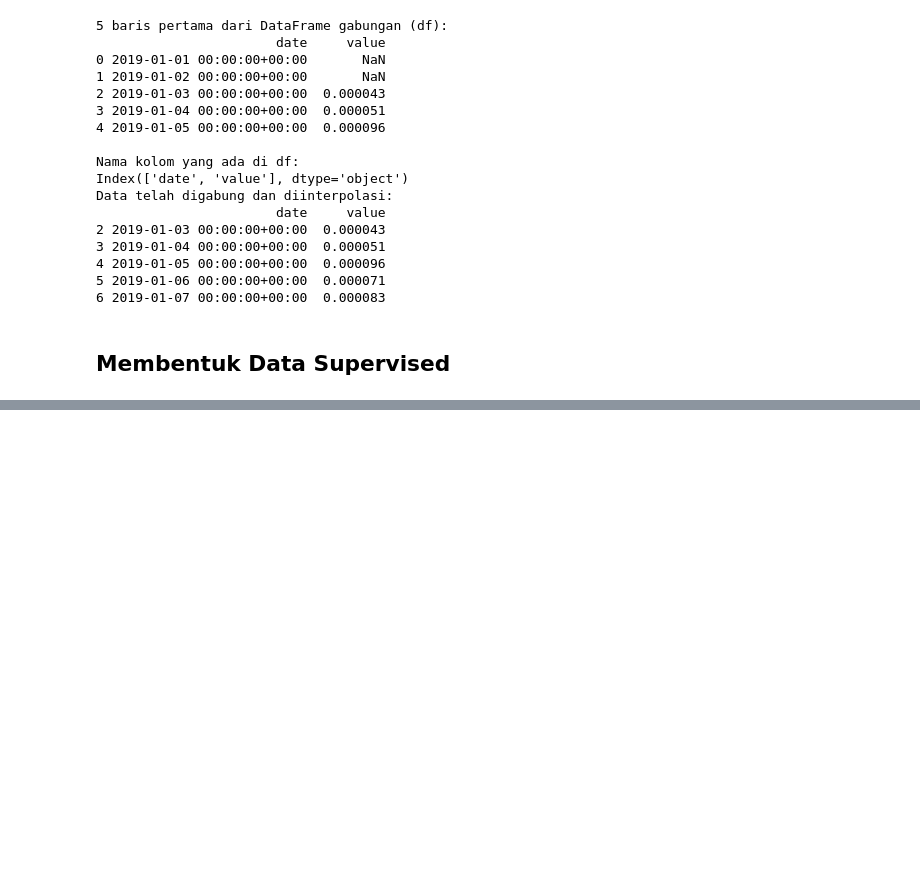
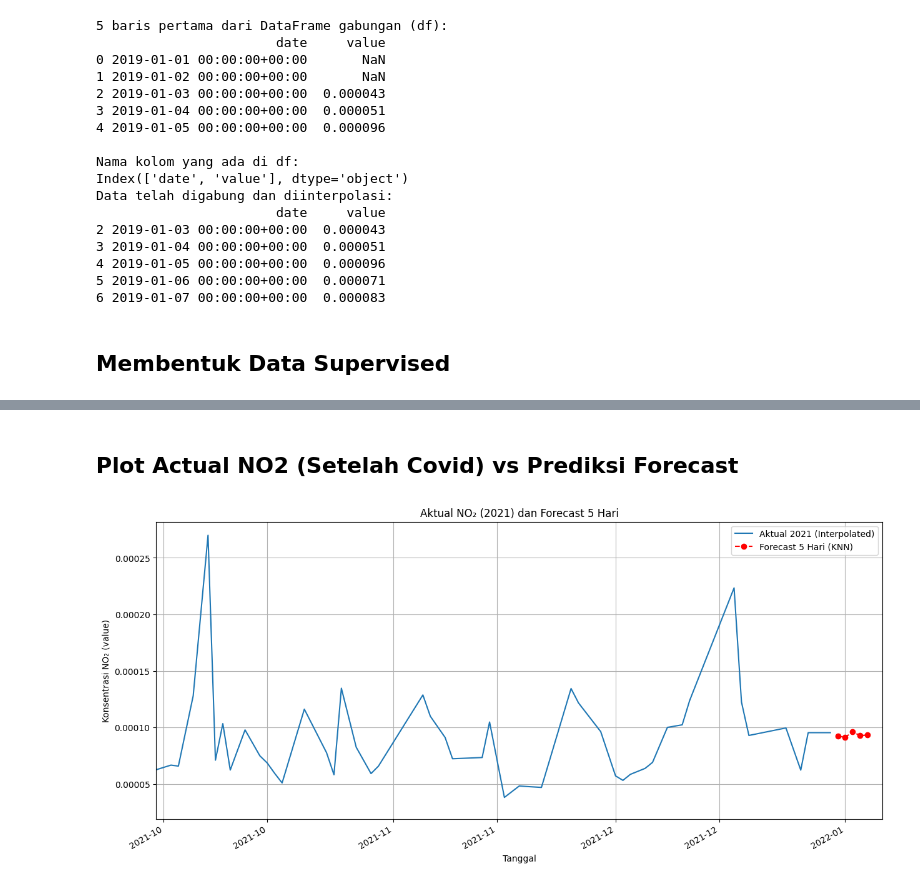
Before and after one commit to rafimumtaz/PSD, a Jupyter notebook: tugas1/_build/jupyter_execute/time-series.ipynb, the cells around one changed output, grey strips where cells are left out. Saved outputs shown, nothing was run; the diff lists cells and outputs as text; code cells hidden in the pictures; blank space fills up the shorter version.

```diff
--- a/tugas1/_build/jupyter_execute/time-series.ipynb
+++ b/tugas1/_build/jupyter_execute/time-series.ipynb
@@ -214,0 +314,28 @@ plt.show()
+# %% [markdown]
+## Plot Actual NO2 (Setelah Covid) vs Prediksi Forecast
+# %%
+plt.figure(figsize=(15, 7))
+
+actual_2021_interpolated = df[df['date'].dt.year == 2021]
+
+plt.plot(actual_2021_interpolated['date'], actual_2021_interpolated['value'], label="Aktual 2021 (Interpolated)")
+
+
+plt.plot(forecast_df['date'], forecast_df['forecast_value'], label="Forecast 5 Hari (KNN)", linestyle='--', color='red', marker='o')
+
+plt.title("Aktual NO₂ (2021) dan Forecast 5 Hari")
+plt.xlabel("Tanggal")
+plt.ylabel("Konsentrasi NO₂ (value)")
+plt.legend()
+plt.grid(True)
+plt.gca().xaxis.set_major_formatter(plt.matplotlib.dates.DateFormatter('%Y-%m'))
+plt.gcf().autofmt_xdate()
+
+
+plot_start_date = actual_2021_interpolated['date'].iloc[-90]
+plot_end_date = forecast_df['date'].iloc[-1] + pd.Timedelta(days=2)
+plt.xlim(plot_start_date, plot_end_date)
+
+plt.show()
+# %% [output]
+[figure, added]
```
Also changed, not shown: parts of 19 cells of this notebook, 28 other files.
